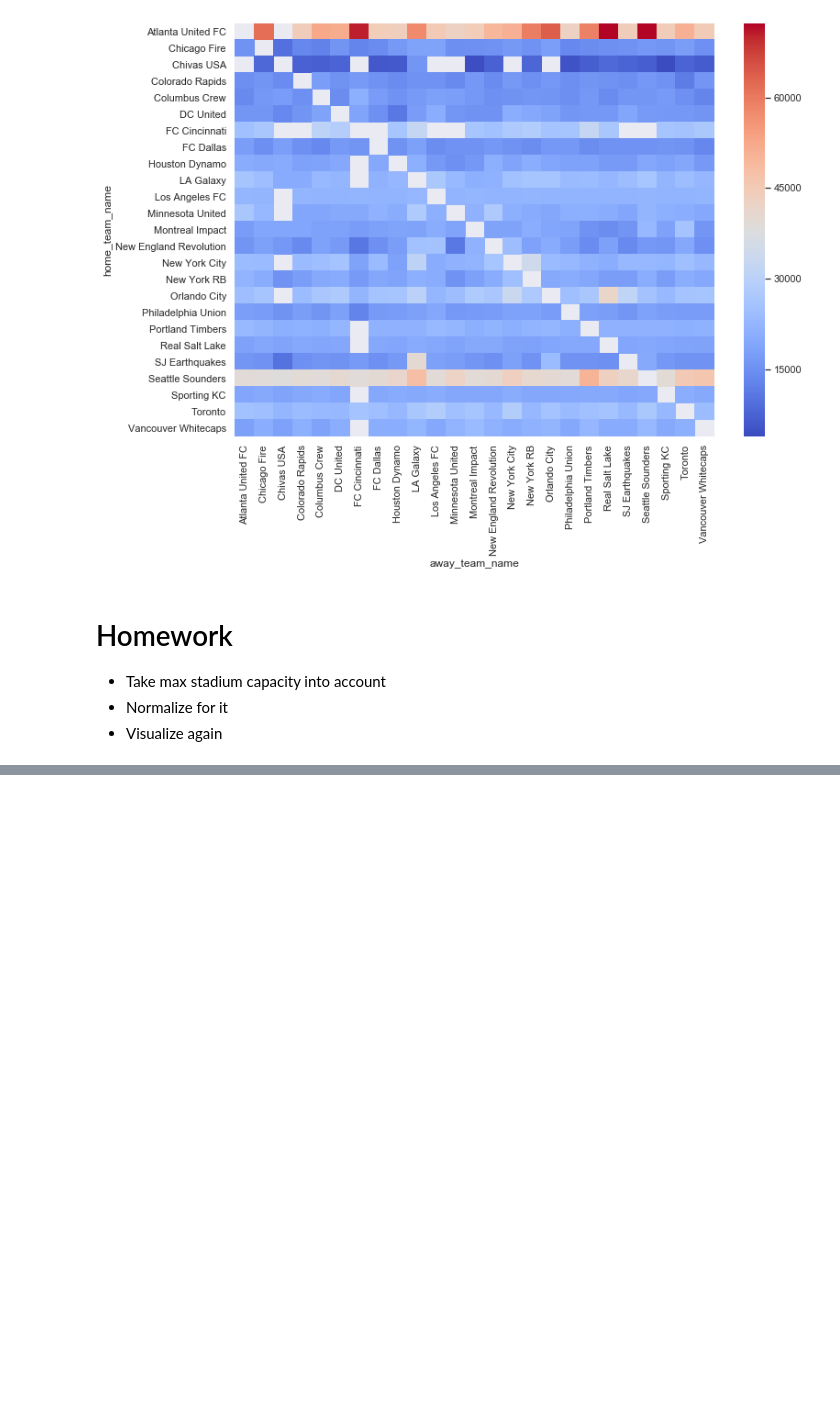
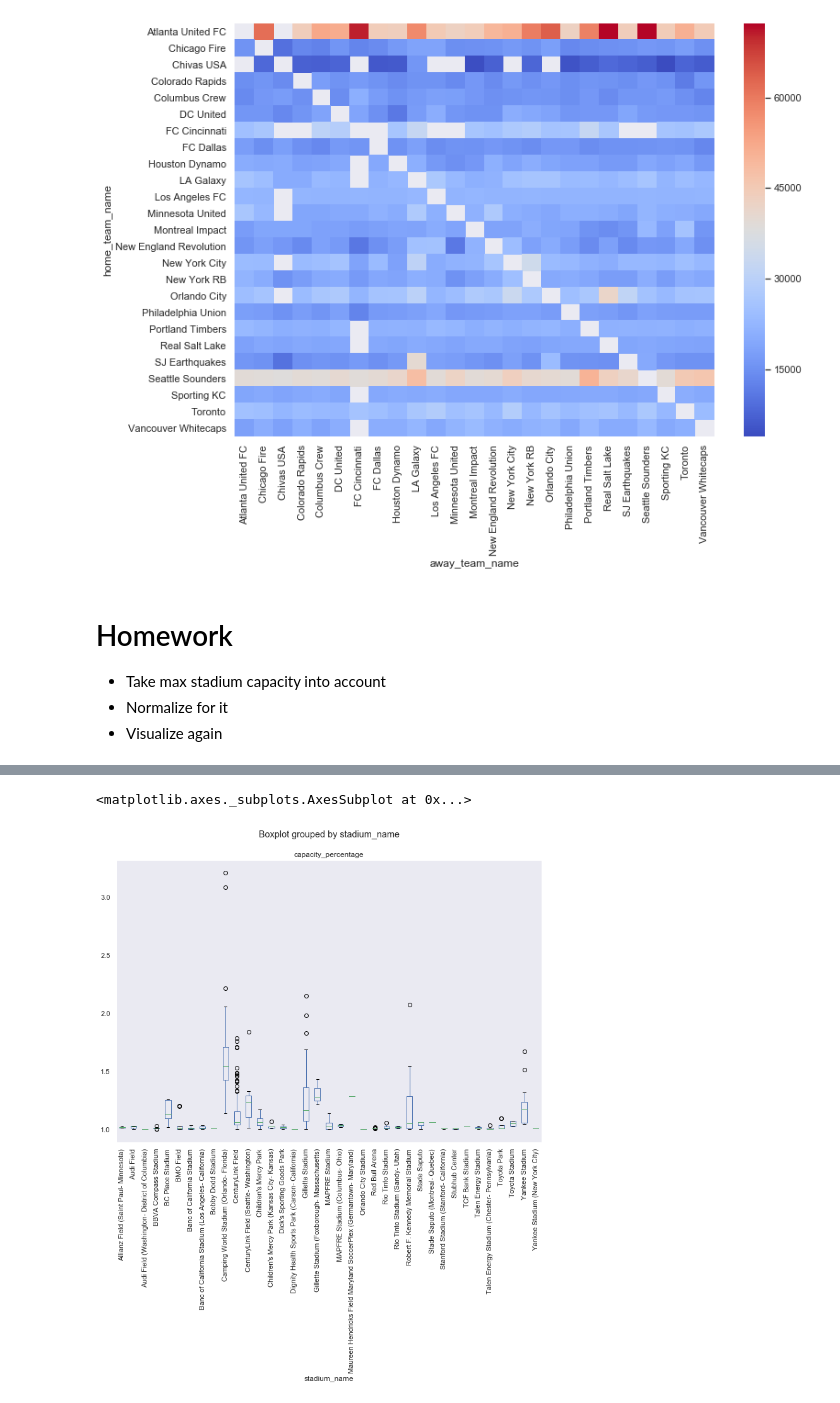
Before and after one commit to novgreenc/SportsDataStudyGroup, a Jupyter notebook: Notebooks/Attendance.ipynb, the cells around one changed output, grey strips where cells are left out. Drawn from its saved outputs; the diff is of its cells as text; code cells hidden in the pictures; blank space fills up the shorter version.

```diff
--- a/Notebooks/Attendance.ipynb
+++ b/Notebooks/Attendance.ipynb
@@ -74,0 +187,9 @@ sns.heatmap(table, cmap='coolwarm')
+# %%
+pd.set_option('display.max_rows', None)
+over_capacity = games_and_stadium_details.query('capacity_percentage>1')
+
+stripped_down = over_capacity[['date_GMT', 'home_team_name' , 'away_team_name', 'attendance', 'capacity_mls', 'capacity_percentage' , 'stadium_name']]
+
+sorted = stripped_down.sort_values(by=['stadium_name'])
+
+sorted
@@ -74,0 +214,8 @@ sns.heatmap(table, cmap='coolwarm')
+# %%
+sorted.boxplot(by='stadium_name',
+                       column=['capacity_percentage'],
+                       grid=False,
+                       rot=90)
+# %% [output]
+<matplotlib.axes._subplots.AxesSubplot at 0x...>
+[figure, added]
```
Also changed, not shown: parts of 16 cells of this notebook, 2 other files.
